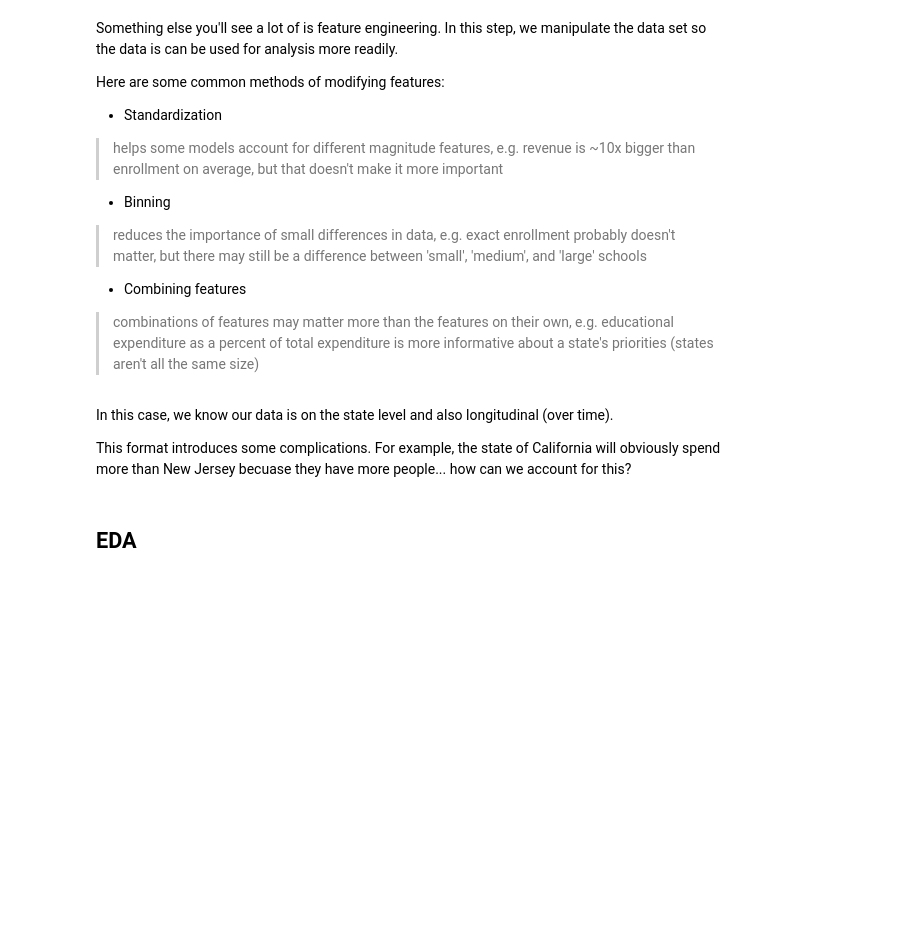
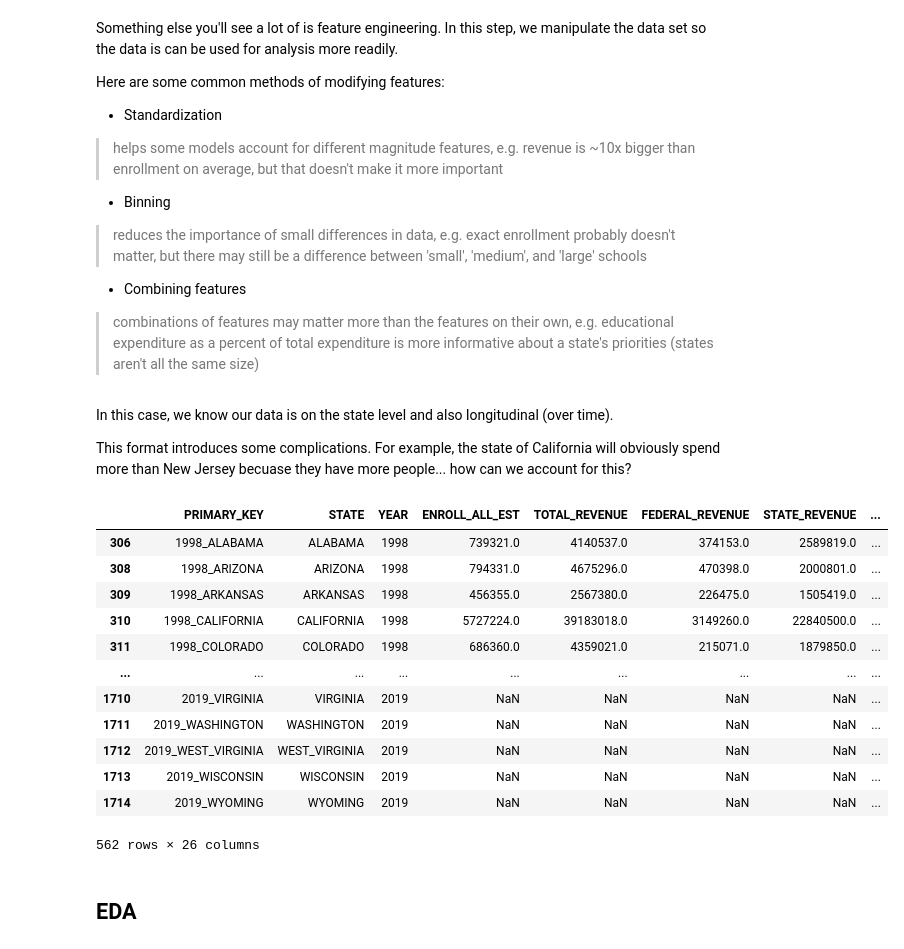
Before and after one commit to briancatmaster/MDST-Tutorial, a Jupyter notebook: tutorial1/tutorial1.ipynb, the cells around one changed output. Saved outputs shown, nothing was run; the diff lists cells and outputs as text; code cells hidden in the pictures; blank space fills up the shorter version.

```diff
--- a/tutorial1/tutorial1.ipynb
+++ b/tutorial1/tutorial1.ipynb
@@ -235,6 +275,22 @@ This format introduces some complications. For example, the state of California
 # %%
 # let's create a new column which represents expenditure per student
 df['SUPPORT_SERVICES_EXPENDITURE_PER_STUDENT'] = df['SUPPORT_SERVICES_EXPENDITURE'] / df['ENROLL_ALL']
+
+df
+# %% [output]
+|  | PRIMARY_KEY | STATE | YEAR | ENROLL_ALL_EST | TOTAL_REVENUE | FEDERAL_REVENUE | STATE_REVENUE | ... |
+| 306 | 1998_ALABAMA | ALABAMA | 1998 | 739321.0 | 4140537.0 | 374153.0 | 2589819.0 | ... |
+| 308 | 1998_ARIZONA | ARIZONA | 1998 | 794331.0 | 4675296.0 | 470398.0 | 2000801.0 | ... |
+| 309 | 1998_ARKANSAS | ARKANSAS | 1998 | 456355.0 | 2567380.0 | 226475.0 | 1505419.0 | ... |
+| 310 | 1998_CALIFORNIA | CALIFORNIA | 1998 | 5727224.0 | 39183018.0 | 3149260.0 | 22840500.0 | ... |
+| 311 | 1998_COLORADO | COLORADO | 1998 | 686360.0 | 4359021.0 | 215071.0 | 1879850.0 | ... |
+| ... | ... | ... | ... | ... | ... | ... | ... | ... |
+| 1710 | 2019_VIRGINIA | VIRGINIA | 2019 | NaN | NaN | NaN | NaN | ... |
+| 1711 | 2019_WASHINGTON | WASHINGTON | 2019 | NaN | NaN | NaN | NaN | ... |
+| 1712 | 2019_WEST_VIRGINIA | WEST_VIRGINIA | 2019 | NaN | NaN | NaN | NaN | ... |
+| 1713 | 2019_WISCONSIN | WISCONSIN | 2019 | NaN | NaN | NaN | NaN | ... |
+| 1714 | 2019_WYOMING | WYOMING | 2019 | NaN | NaN | NaN | NaN | ... |
+562 rows × 26 columns
 # %% [markdown]
 ## EDA
 # %% [markdown]
```
Also changed, not shown: parts of 21 cells of this notebook, 1 other file.
